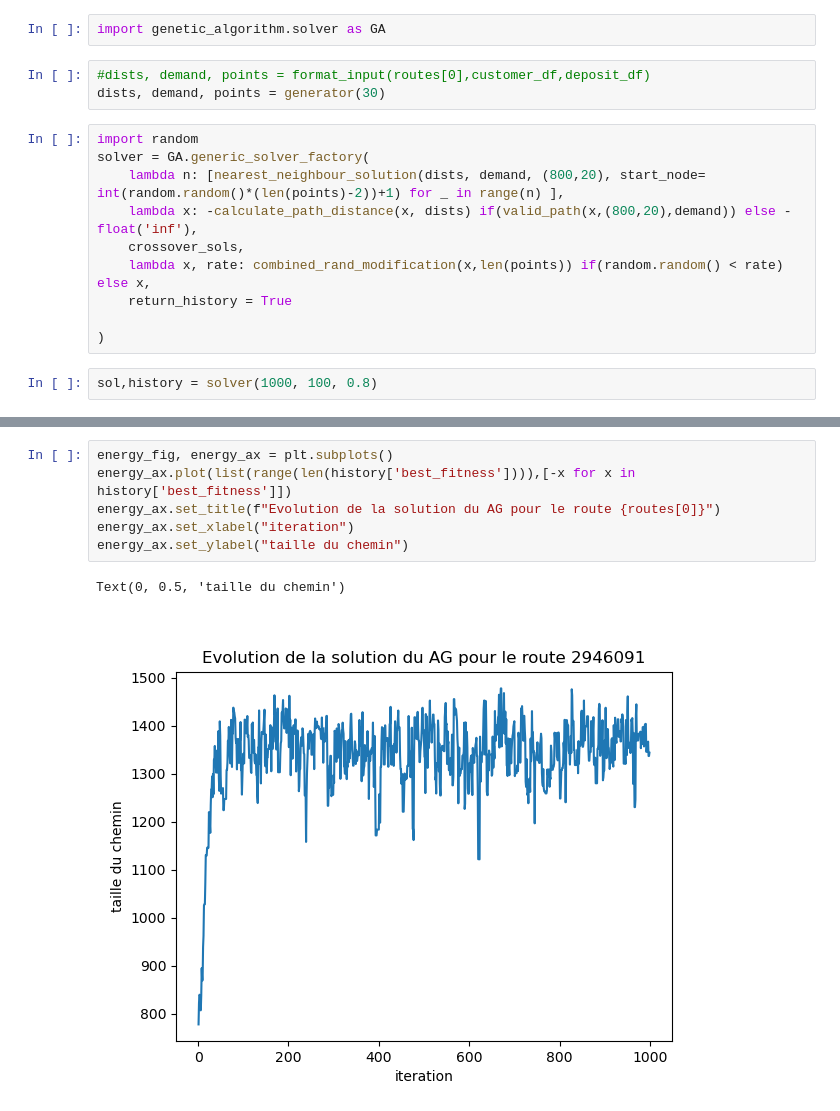
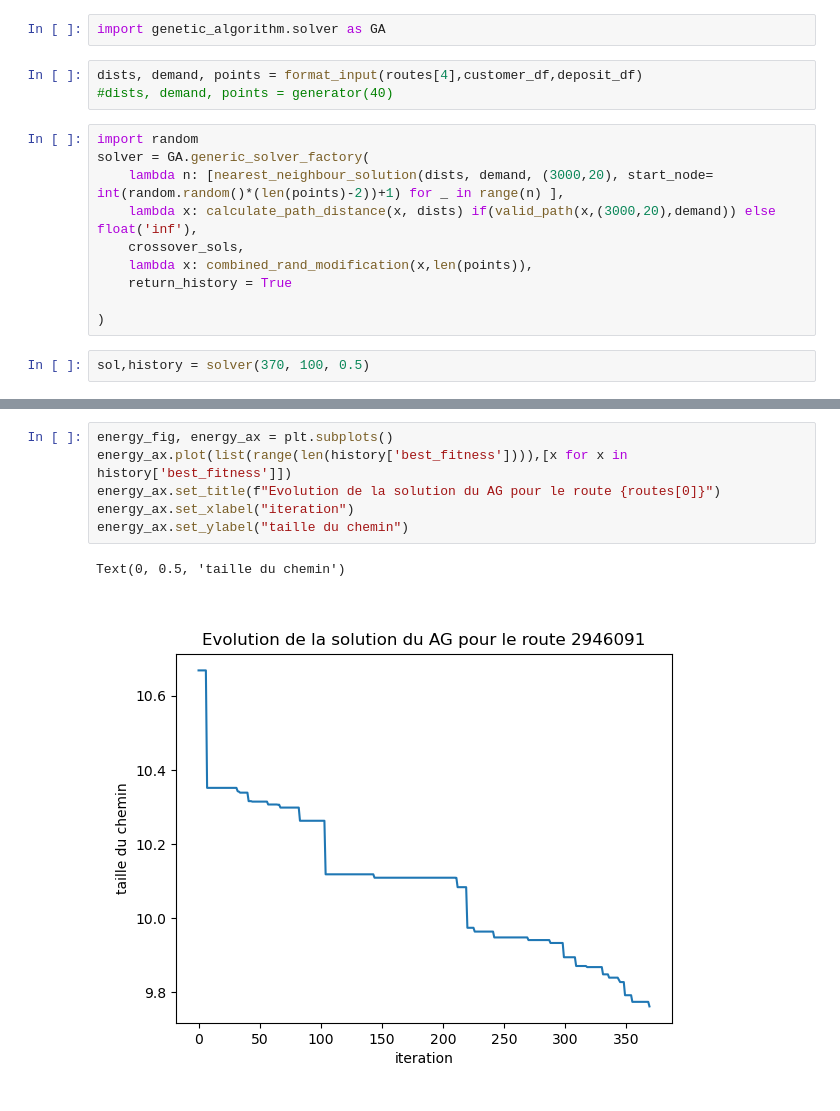
Before and after one commit to AndreTells/Fil-Rouge, a Jupyter notebook: Meta Heuristics/main.ipynb, the cells around one changed output, grey strips where cells are left out. Drawn from its saved outputs; the diff is of its cells as text.

```diff
--- a/Meta Heuristics/main.ipynb
+++ b/Meta Heuristics/main.ipynb
@@ -54,17 +60,17 @@ energy_ax.set_ylabel("taille du chemin")
 # %%
 import genetic_algorithm.solver as GA
 # %%
-#dists, demand, points = format_input(routes[0],customer_df,deposit_df)
-dists, demand, points = generator(30)
+dists, demand, points = format_input(routes[4],customer_df,deposit_df)
+#dists, demand, points = generator(40)
 # %%
 import random
 solver = GA.generic_solver_factory(
-    lambda n: [nearest_neighbour_solution(dists, demand, (800,20), start_node= int(random.random()*(len(points)-2))+1) for _ in range(n) ],
-    lambda x: -calculate_path_distance(x, dists) if(valid_path(x,(800,20),demand)) else -float('inf'),
+    lambda n: [nearest_neighbour_solution(dists, demand, (3000,20), start_node= int(random.random()*(len(points)-2))+1) for _ in range(n) ],
+    lambda x: calculate_path_distance(x, dists) if(valid_path(x,(3000,20),demand)) else float('inf'),
     crossover_sols,
-    lambda x, rate: combined_rand_modification(x,len(points)) if(random.random() < rate) else x,
+    lambda x: combined_rand_modification(x,len(points)),
     return_history = True
 
 )
 # %%
-sol,history = solver(1000, 100, 0.8)
+sol,history = solver(370, 100, 0.5)
@@ -79,9 +83,9 @@ print_path(points,sol)
 # %%
 energy_fig, energy_ax = plt.subplots()
-energy_ax.plot(list(range(len(history['best_fitness']))),[-x for x in history['best_fitness']])
+energy_ax.plot(list(range(len(history['best_fitness']))),[x for x in history['best_fitness']])
 energy_ax.set_title(f"Evolution de la solution du AG pour le route {routes[0]}")
 energy_ax.set_xlabel("iteration")
 energy_ax.set_ylabel("taille du chemin")
 # %% [output]
 Text(0, 0.5, 'taille du chemin')
-[figure, old version]
+[figure, new version]
```
Also changed, not shown: parts of 10 cells of this notebook, 5 other files.
